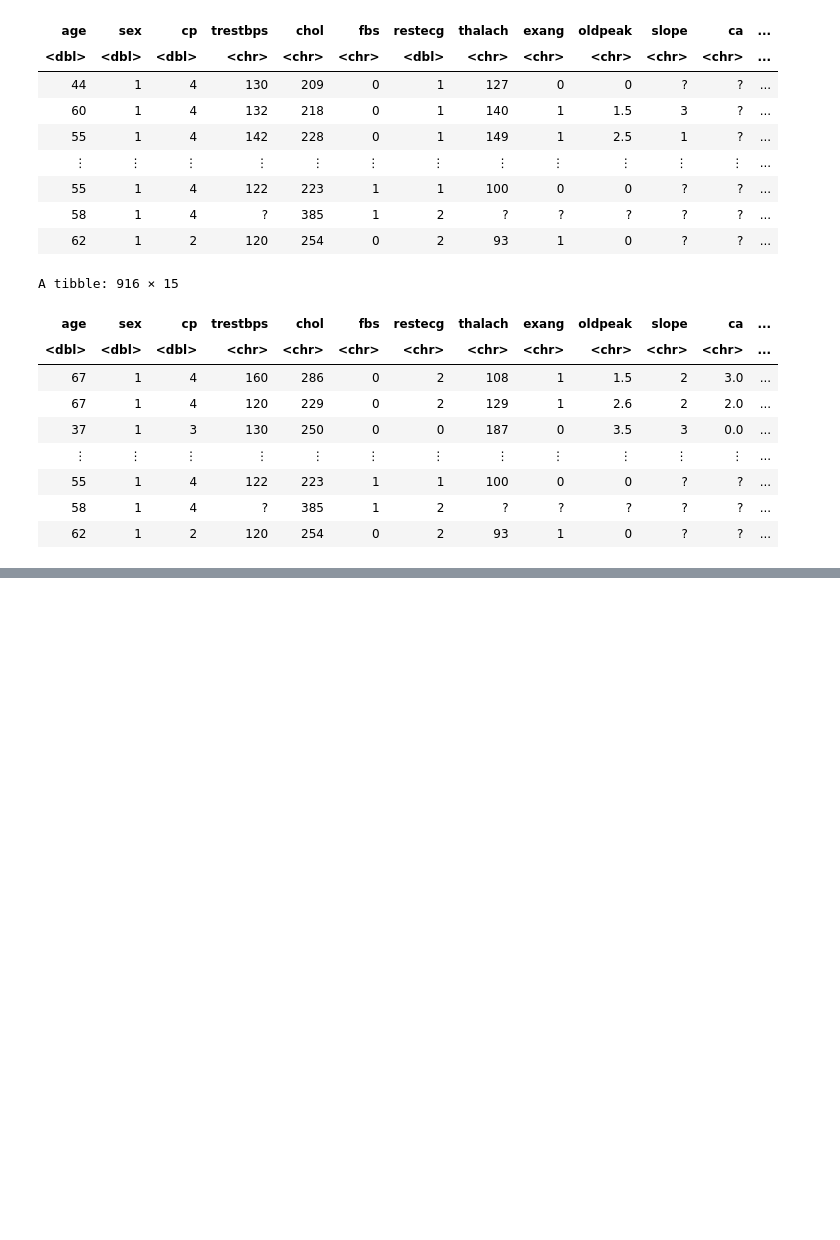
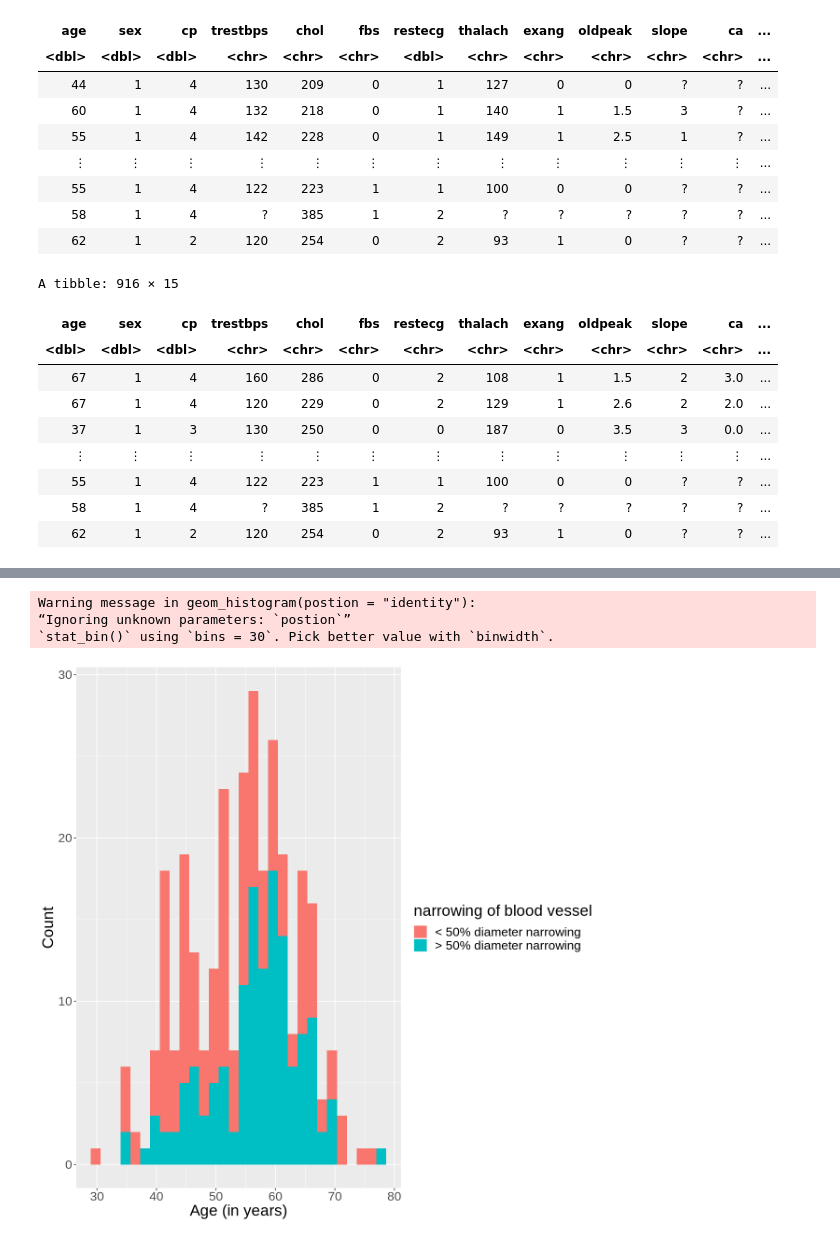
Before and after one commit to nazalturas/data_sci_-group_project, a Jupyter notebook: Initial_reading.ipynb, the cells around one changed output, grey strips where cells are left out. Drawn from its saved outputs; the diff is of its cells as text; code cells hidden in the pictures; blank space fills up the shorter version.

Commit message:
Did all of the wrangling and a small plot
Let me know if any changes need to made asap

```diff
--- a/Initial_reading.ipynb
+++ b/Initial_reading.ipynb
@@ -180,0 +166,3 @@ Warning message:
+# %%
+final_df1 <- filter(final_df, trestbps != "?" & chol != "?" & fbs != "?" & restecg != "?" & thalach != "?" & exang != "?" & oldpeak != "?" & slope != "?" & ca != "?" & thal != "?")
+final_df1
@@ -180,0 +180,5 @@ Warning message:
+# %%
+final_df2 <- mutate(final_df1, gender = case_when(sex == "0" ~ "female", sex == "1" ~ "male")) |>
+             mutate(narrowing = case_when(num < 1 ~ "< 50% diameter narrowing", num >= 1 ~ "> 50% diameter narrowing")) |>
+             select(-gender,-num)
+final_df2
@@ -180,0 +196,13 @@ Warning message:
+# %%
+options(repr.plot.width = 10, repr.plot.height = 10)
+plot <- ggplot(final_df2, aes(x = age, fill = narrowing)) +
+        geom_histogram(postion = "identity") +
+        labs(x = "Age (in years)", y = "Count", fill = "narrowing of blood vessel") +
+        theme(text = element_text(size = 20))
+
+plot
+# %% [output]
+Warning message in geom_histogram(postion = "identity"):
+“Ignoring unknown parameters: `postion`”
+`stat_bin()` using `bins = 30`. Pick better value with `binwidth`.
+[figure, added]
```
Also changed, not shown: parts of 3 cells of this notebook.
